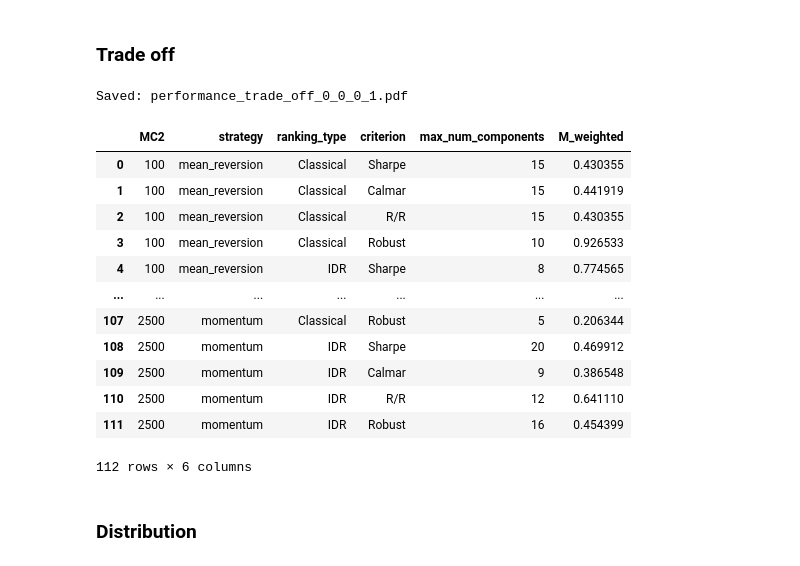
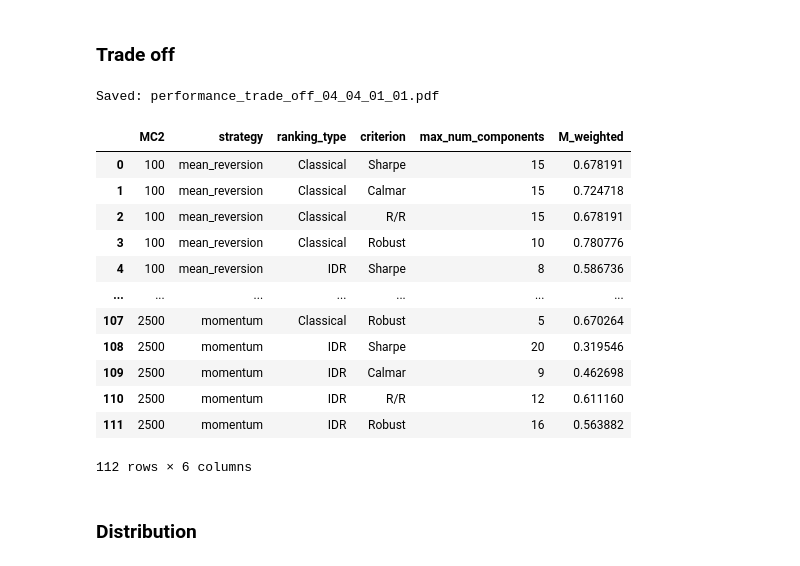
Before and after one commit to iNANOV/MPF_Dev, a Jupyter notebook: notebooks/research_for_article_4.ipynb, the cells around one changed output. Drawn from its saved outputs; the diff is of its cells as text; code cells hidden in the pictures.

```diff
--- a/notebooks/research_for_article_4.ipynb
+++ b/notebooks/research_for_article_4.ipynb
@@ -2226,47 +2976,47 @@ df = pd.concat([df_mr, df_mm], ignore_index=True)
 # %%
 # compound_excess_return, degradation, threshold_instability, oos_instability
 
-# weights = (0.4, 0.4, 0.1, 0.1)
+weights = (0.4, 0.4, 0.1, 0.1)
 
-weights = (0, 0, 0, 1)
+#weights = (0, 0, 0, 1)
 
 weights_str = "_".join(
     f"{w:g}".replace(".", "")
     for w in weights
 )
 
 filename = f"performance_trade_off_{weights_str}.pdf"
 
 df = compute_M(
     df,
     weights=weights,
 )
 
 plot_M_bars(
     df,
     metric="M_weighted",
     filename=filename,
     title="Performance–Stability Trade-off",
     subtitle=(
         f"Weighted composite measure "
         f"({weights[0]:.1f}, {weights[1]:.1f}, "
         f"{weights[2]:.1f}, {weights[3]:.1f})"
     ),
 )
 # %% [output]
-Saved: performance_trade_off_0_0_0_1.pdf
+Saved: performance_trade_off_04_04_01_01.pdf
 |  | MC2 | strategy | ranking_type | criterion | max_num_components | M_weighted |
-| 0 | 100 | mean_reversion | Classical | Sharpe | 15 | 0.430355 |
-| 1 | 100 | mean_reversion | Classical | Calmar | 15 | 0.441919 |
-| 2 | 100 | mean_reversion | Classical | R/R | 15 | 0.430355 |
-| 3 | 100 | mean_reversion | Classical | Robust | 10 | 0.926533 |
-| 4 | 100 | mean_reversion | IDR | Sharpe | 8 | 0.774565 |
+| 0 | 100 | mean_reversion | Classical | Sharpe | 15 | 0.678191 |
+| 1 | 100 | mean_reversion | Classical | Calmar | 15 | 0.724718 |
+| 2 | 100 | mean_reversion | Classical | R/R | 15 | 0.678191 |
+| 3 | 100 | mean_reversion | Classical | Robust | 10 | 0.780776 |
+| 4 | 100 | mean_reversion | IDR | Sharpe | 8 | 0.586736 |
 | ... | ... | ... | ... | ... | ... | ... |
-| 107 | 2500 | momentum | Classical | Robust | 5 | 0.206344 |
-| 108 | 2500 | momentum | IDR | Sharpe | 20 | 0.469912 |
-| 109 | 2500 | momentum | IDR | Calmar | 9 | 0.386548 |
-| 110 | 2500 | momentum | IDR | R/R | 12 | 0.641110 |
-| 111 | 2500 | momentum | IDR | Robust | 16 | 0.454399 |
+| 107 | 2500 | momentum | Classical | Robust | 5 | 0.670264 |
+| 108 | 2500 | momentum | IDR | Sharpe | 20 | 0.319546 |
+| 109 | 2500 | momentum | IDR | Calmar | 9 | 0.462698 |
+| 110 | 2500 | momentum | IDR | R/R | 12 | 0.611160 |
+| 111 | 2500 | momentum | IDR | Robust | 16 | 0.563882 |
 112 rows × 6 columns
 # %% [markdown]
 ### Distribution
```
Also changed, not shown: parts of 16 cells of this notebook, 2 other files.
